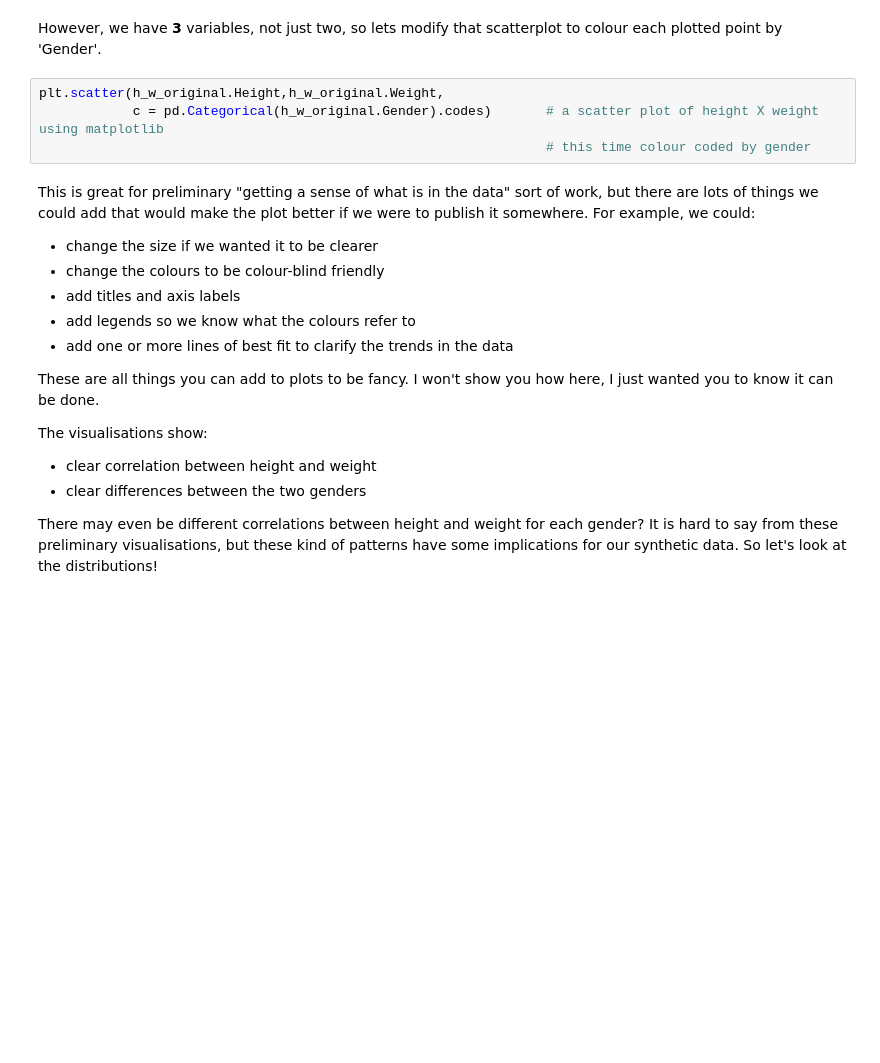
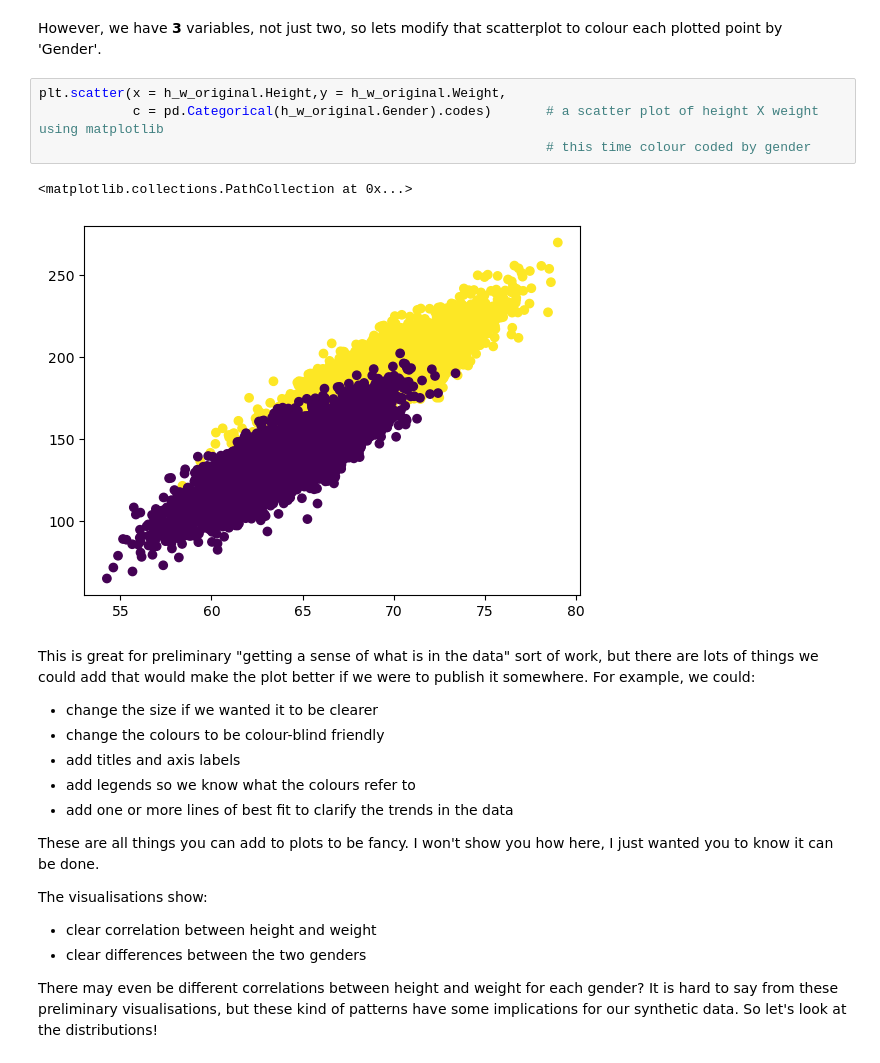
Before and after one commit to UKDataServiceOpen/Synthetic-Data, a Jupyter notebook: 2023/code-demo/CodeDemo-Basics.ipynb, the cells around one changed output. Cells and saved outputs as stored; diff of their text form; blank space fills up the shorter version.

```diff
--- a/2023/code-demo/CodeDemo-Basics.ipynb
+++ b/2023/code-demo/CodeDemo-Basics.ipynb
@@ -156,9 +242,12 @@ h_w_original.plot.scatter(x = 'Height', y = 'Weight')         # a basic scatter
 # %% [markdown]
 However, we have **3** variables, not just two, so lets modify that scatterplot to colour each plotted point by 'Gender'.
 # %%
-plt.scatter(h_w_original.Height,h_w_original.Weight,
+plt.scatter(x = h_w_original.Height,y = h_w_original.Weight,
             c = pd.Categorical(h_w_original.Gender).codes)       # a scatter plot of height X weight using matplotlib
                                                                  # this time colour coded by gender
+# %% [output]
+<matplotlib.collections.PathCollection at 0x...>
+[figure, added]
 # %% [markdown]
 This is great for preliminary "getting a sense of what is in the data" sort of work, but there are lots of things we could add that would make the plot better if we were to publish it somewhere. For example, we could:
 * change the size if we wanted it to be clearer
```
Also changed, not shown: parts of 41 cells of this notebook.
